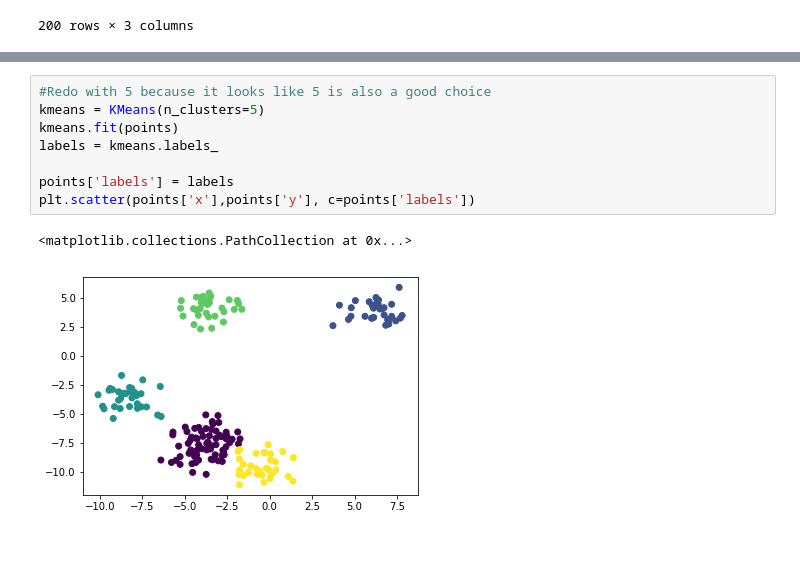
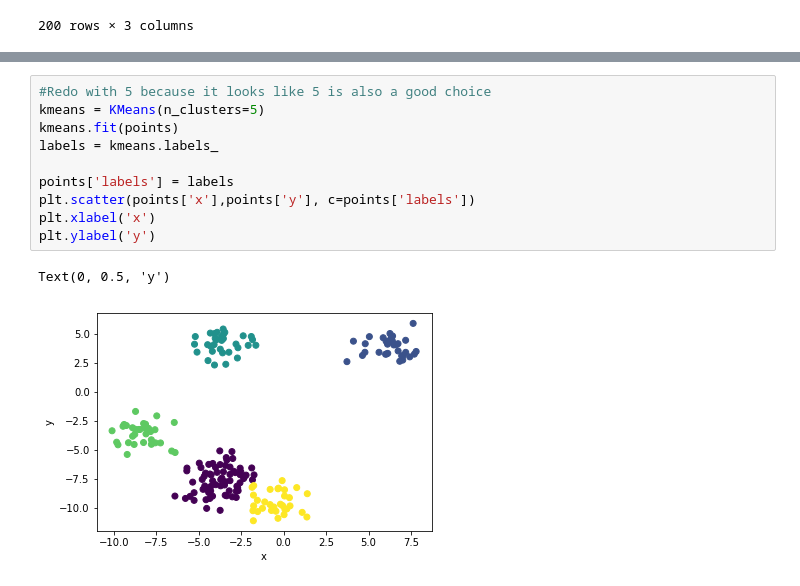
Before and after one commit to bloominstituteoftechnology/DS-Unit-1-Sprint-4-Linear-Algebra, a Jupyter notebook: Linear_Algebra_Sprint_Challenge.ipynb, the cells around one changed output, grey strips where cells are left out. Drawn from its saved outputs; the diff is of its cells as text; blank space fills up the shorter version.

```diff
--- a/Linear_Algebra_Sprint_Challenge.ipynb
+++ b/Linear_Algebra_Sprint_Challenge.ipynb
@@ -396,11 +398,13 @@ plt.scatter(points['x'],points['y'], c=points['labels'])
 # %%
 #Redo with 5 because it looks like 5 is also a good choice
 kmeans = KMeans(n_clusters=5)
 kmeans.fit(points)
 labels = kmeans.labels_
 
 points['labels'] = labels
 plt.scatter(points['x'],points['y'], c=points['labels'])
+plt.xlabel('x')
+plt.ylabel('y')
 # %% [output]
-<matplotlib.collections.PathCollection at 0x...>
+Text(0, 0.5, 'y')
-[figure, old version]
+[figure, new version]
```
Also changed, not shown: parts of 1 cell of this notebook.
